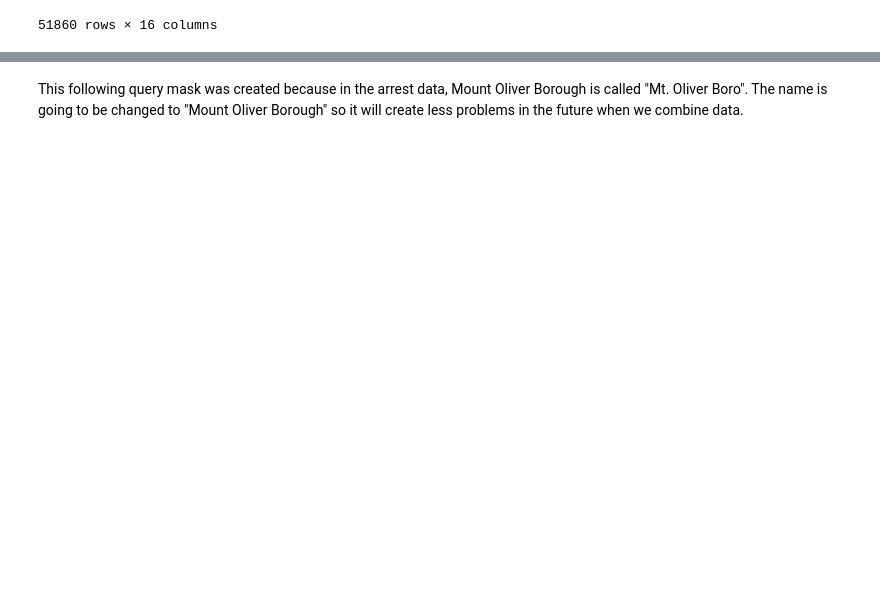
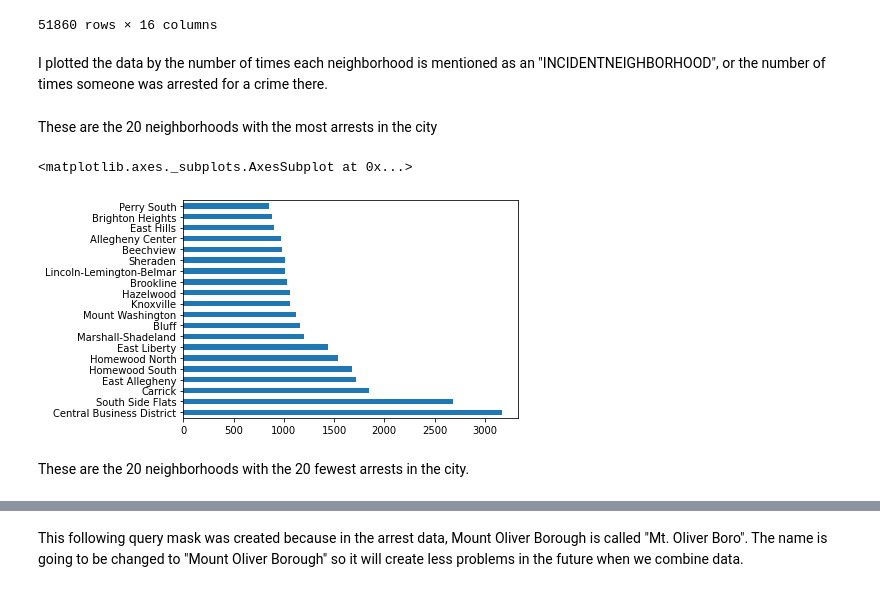
Before and after one commit to gjm55/Big-Ideas-Final, a Jupyter notebook: _group20_-final.ipynb, the cells around one changed output, grey strips where cells are left out. Drawn from its saved outputs; the diff is of its cells as text; code cells hidden in the pictures; blank space fills up the shorter version.

```diff
--- a/_group20_-final.ipynb
+++ b/_group20_-final.ipynb
@@ -172,3 +176,15 @@ arrest_data
 | 51858 | 2042602 | 21189596 | 35.0 | F | B | 2021-10-15T22:16:00 | E Carson ST & S 12th ST Pittsburg... | 5503 Disorderly Conduct. / 5505 P... | E Carson ST & S 12th ST Pittsburg... | ... |
 | 51859 | 2042603 | 21189637 | 38.0 | M | B | 2021-10-16T00:06:00 | 2300 Block Glenarm AV Pittsburgh,... | 2701 Simple Assault. / 2705 Reckl... | 2300 Block Glenarm AV Pittsburgh,... | ... |
 51860 rows × 16 columns
+# %% [markdown]
+I plotted the data by the number of times each neighborhood is mentioned as an "INCIDENTNEIGHBORHOOD", or the number of times someone was arrested for a crime there.
+# %% [markdown]
+These are the 20 neighborhoods with the most arrests in the city
+# %%
+data = arrest_data['INCIDENTNEIGHBORHOOD'].value_counts()
+data.head(20).plot(kind='barh')
+# %% [output]
+<matplotlib.axes._subplots.AxesSubplot at 0x...>
+[figure, added]
+# %% [markdown]
+These are the 20 neighborhoods with the 20 fewest arrests in the city.
```
Also changed, not shown: parts of 16 cells of this notebook.
